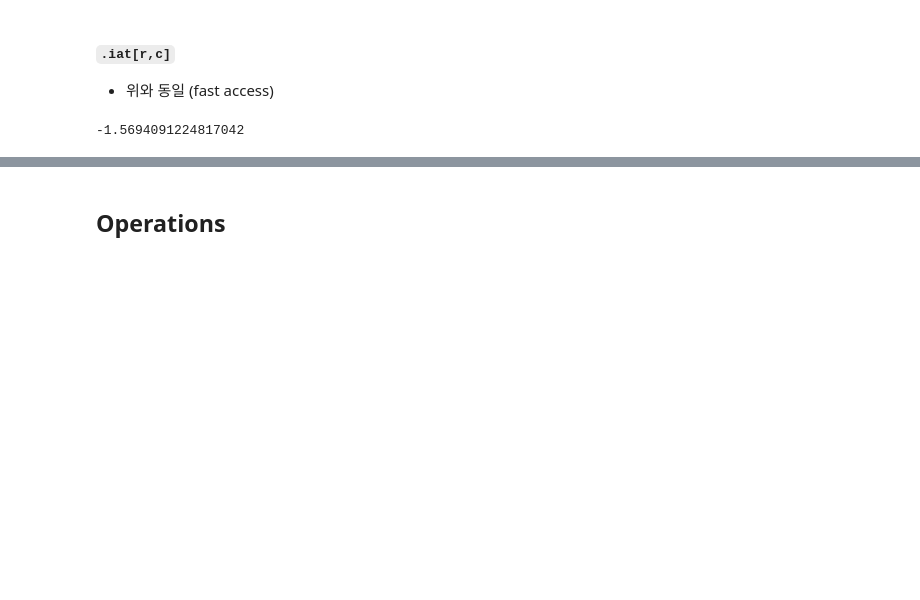
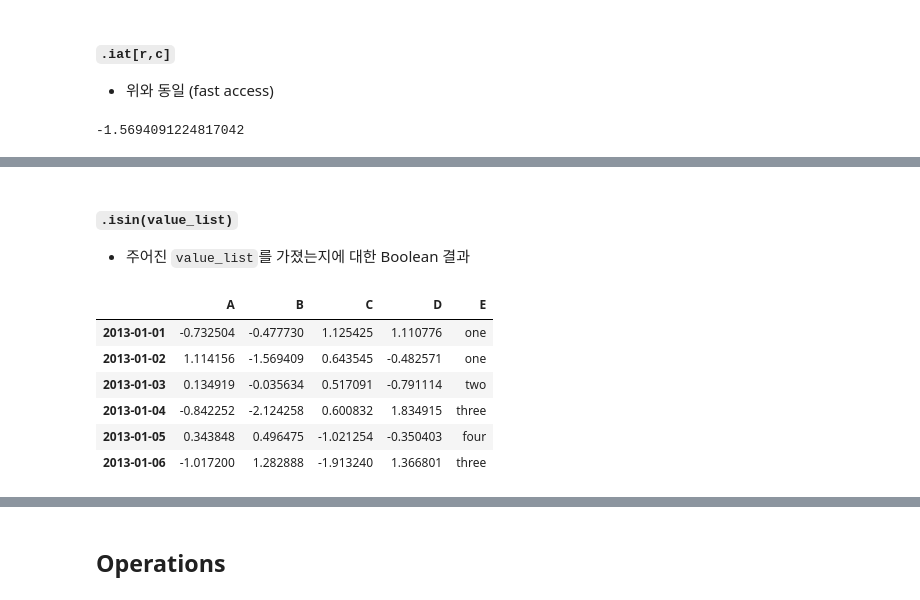
Before and after one commit to apollos92/jupyter, a Jupyter notebook: 02-01-Pandas.ipynb, the cells around one changed output, grey strips where cells are left out. Drawn from its saved outputs; the diff is of its cells as text; code cells hidden in the pictures; blank space fills up the shorter version.

```diff
--- a/02-01-Pandas.ipynb
+++ b/02-01-Pandas.ipynb
@@ -386,0 +434,17 @@ df.iloc[1,1]
+# %% [markdown]
+#### `.isin(value_list)`
+
+- 주어진 `value_list`를 가졌는지에 대한 Boolean 결과
+# %%
+df2 = df.copy()
+
+df2['E'] = ['one', 'one','two','three','four','three']
+df2
+# %% [output]
+|  | A | B | C | D | E |
+| 2013-01-01 | -0.732504 | -0.477730 | 1.125425 | 1.110776 | one |
+| 2013-01-02 | 1.114156 | -1.569409 | 0.643545 | -0.482571 | one |
+| 2013-01-03 | 0.134919 | -0.035634 | 0.517091 | -0.791114 | two |
+| 2013-01-04 | -0.842252 | -2.124258 | 0.600832 | 1.834915 | three |
+| 2013-01-05 | 0.343848 | 0.496475 | -1.021254 | -0.350403 | four |
+| 2013-01-06 | -1.017200 | 1.282888 | -1.913240 | 1.366801 | three |
```
Also changed, not shown: parts of 13 cells of this notebook.
